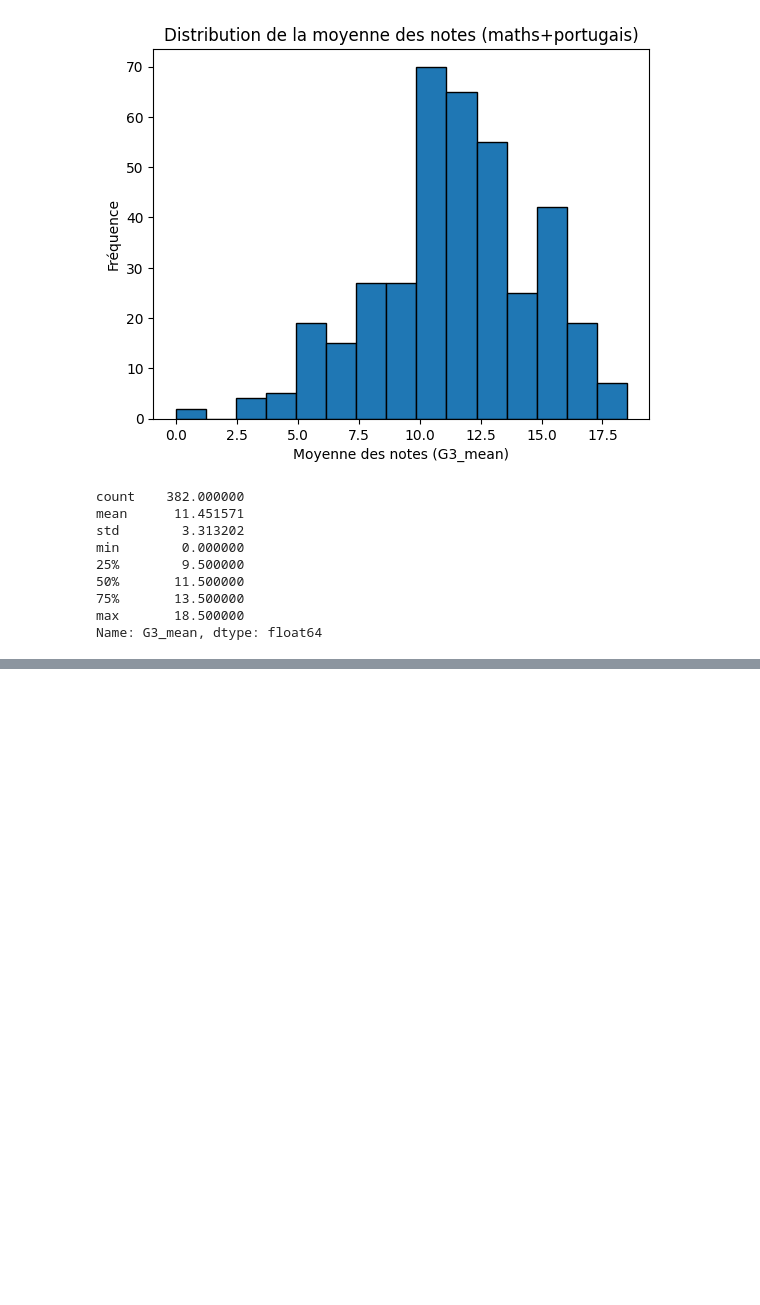
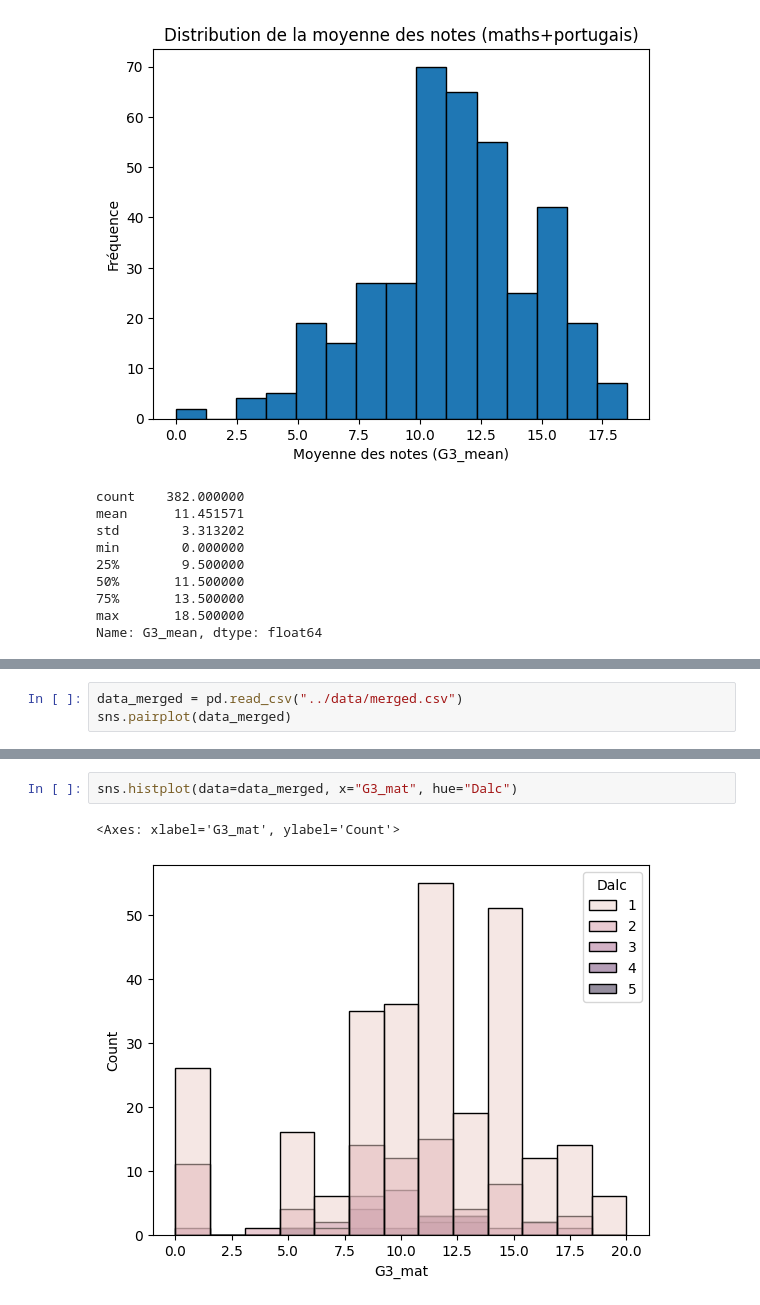
Before and after one commit to Menak49/alcohol-consumption-data-analysis, a Jupyter notebook: source/Exploration.ipynb, the cells around one changed output, grey strips where cells are left out. Cells and saved outputs as stored; diff of their text form; blank space fills up the shorter version.

```diff
--- a/source/Exploration.ipynb
+++ b/source/Exploration.ipynb
@@ -158,0 +164,3 @@ Name: G3_mean, dtype: float64
+# %%
+data_merged = pd.read_csv("../data/merged.csv")
+sns.pairplot(data_merged)
@@ -158,0 +170,5 @@ Name: G3_mean, dtype: float64
+# %%
+sns.histplot(data=data_merged, x="G3_mat", hue="Dalc")
+# %% [output]
+<Axes: xlabel='G3_mat', ylabel='Count'>
+[figure, added]
```
Also changed, not shown: parts of 4 cells of this notebook, 1 other file.
